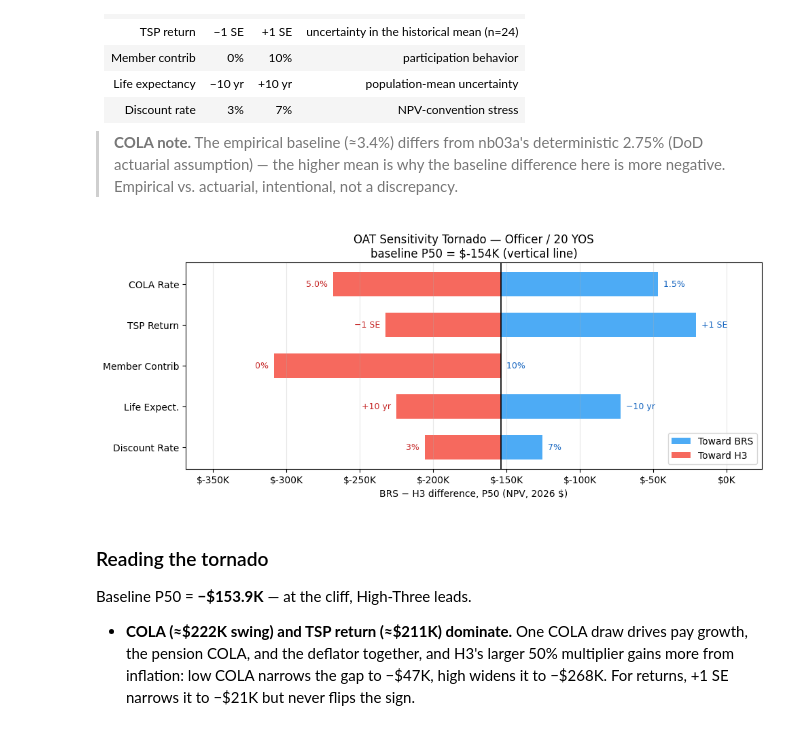
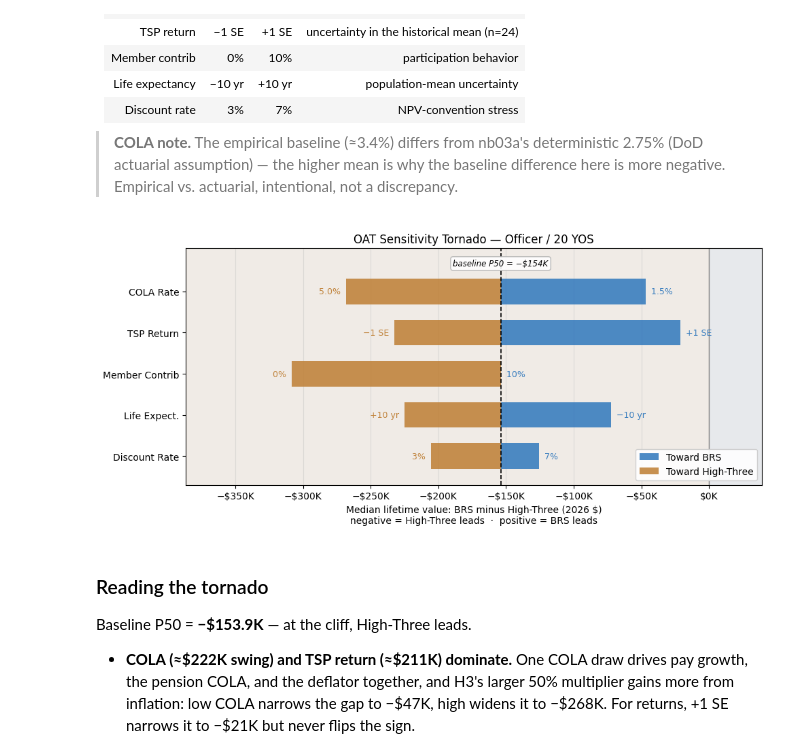
Before and after one commit to sgelety/military-retirement-monte-carlo, a Jupyter notebook: notebooks/05_sensitivity_analysis.ipynb, the cells around one changed output. Cells and saved outputs as stored; diff of their text form; code cells hidden in the pictures.

```diff
--- a/notebooks/05_sensitivity_analysis.ipynb
+++ b/notebooks/05_sensitivity_analysis.ipynb
@@ -59,6 +59,21 @@ VALID_SCENARIOS = {
     "PriorEnlistedOfficer": list(range(4, 41, 2)),
     "Officer": list(range(4, 41, 2)),
 }
+
+# Chart palette (shared by every figure below; matches nb04).
+# System colors: BRS = bright blue, H3 = bright amber. Difference
+# figures shade the two halves with the muted slate/brown versions
+# of the same hues, labeled "BRS advantage" / "High-Three
+# advantage". Deliberately not red.
+BRS_COLOR = "#3a7ebf"     # bright blue
+H3_COLOR = "#c1843d"      # bright amber
+BRS_REGION = "#3f5266"    # slate (BRS-advantage half)
+H3_REGION = "#8a6033"     # brown (High-Three-advantage half)
+PROFILE_COLORS = {
+    "Enlisted": "darkorange",
+    "PriorEnlistedOfficer": "forestgreen",
+    "Officer": "steelblue",
+}
 # %%
 # Fit the two empirical input distributions once.
 fund_stats = fit_fund_stats(tsp_df)
@@ -156,52 +171,75 @@ OAT = {
 # %%
 baseline_p50 = float(
     np.percentile(run_anchor()["brs_adv"], 50))
 
 results = []
 for name, (lo_kw, hi_kw, _) in OAT.items():
     lo = float(np.percentile(run_anchor(**lo_kw)["brs_adv"], 50))
     hi = float(np.percentile(run_anchor(**hi_kw)["brs_adv"], 50))
     results.append((name, lo, hi))
 oat_p50 = {name: (lo, hi) for name, lo, hi in results}
 
-BLUE, RED = "#2196F3", "#F44336"
-fig, ax = plt.subplots(figsize=(10, 4.2))
-for i, (name, lo, hi) in enumerate(
-        sorted(results, key=lambda r: abs(r[2] - r[1]))):
+# Officer/20 sits at the cliff where High-Three leads, so the
+# baseline and every bar fall in H3-advantage (brown) territory.
+# Bars use the bright system colors: blue = the parameter value
+# that nudges the difference toward BRS, amber = toward H3.
+order = sorted(results, key=lambda r: abs(r[2] - r[1]))
+fig, ax = plt.subplots(figsize=(10, 4.6))
+for i, (name, lo, hi) in enumerate(order):
     lo_lbl, hi_lbl = OAT[name][2]
     hi_x, lo_x = max(lo, hi), min(lo, hi)
-    blue_lbl = hi_lbl if hi >= lo else lo_lbl
-    red_lbl = lo_lbl if hi >= lo else hi_lbl
+    brs_lbl = hi_lbl if hi >= lo else lo_lbl
+    h3_lbl = lo_lbl if hi >= lo else hi_lbl
     ax.barh(i, hi_x - baseline_p50, left=baseline_p50,
-            color=BLUE, alpha=0.8, height=0.6,
+            color=BRS_COLOR, alpha=0.9, height=0.62, zorder=3,
             label="Toward BRS" if i == 0 else "")
     ax.barh(i, lo_x - baseline_p50, left=baseline_p50,
-            color=RED, alpha=0.8, height=0.6,
-            label="Toward H3" if i == 0 else "")
-    ax.text(hi_x, i, f"  {blue_lbl}", va="center", ha="left",
-            fontsize=9, color="#1565C0")
-    ax.text(lo_x, i, f"{red_lbl}  ", va="center", ha="right",
-            fontsize=9, color="#C62828")
-    ax.set_yticks(list(range(len(results))))
+            color=H3_COLOR, alpha=0.9, height=0.62, zorder=3,
+            label="Toward High-Three" if i == 0 else "")
+    ax.text(hi_x, i, f"  {brs_lbl}", va="center", ha="left",
+            fontsize=9, color=BRS_COLOR, zorder=4)
+    ax.text(lo_x, i, f"{h3_lbl}  ", va="center", ha="right",
+            fontsize=9, color=H3_COLOR, zorder=4)
 
-ax.axvline(baseline_p50, color="black", lw=1.2, zorder=5)
-ax.set_yticklabels([r[0] for r in sorted(
-    results, key=lambda r: abs(r[2] - r[1]))])
-ax.xaxis.set_major_formatter(
-    mticker.FuncFormatter(lambda x, _: f"${x/1e3:.0f}K"))
+ax.set_yticks(range(len(order)))
+ax.set_yticklabels([r[0] for r in order])
+
 lo_all = min(v for _, a, b in results for v in (a, b))
 hi_all = max(v for _, a, b in results for v in (a, b))
-ax.set_xlim(lo_all - 60_000, hi_all + 45_000)
-ax.set_xlabel("BRS − H3 difference, P50 (NPV, 2026 $)")
-ax.set_title(
-    "OAT Sensitivity Tornado — Officer / 20 YOS\n"
-    f"baseline P50 = ${baseline_p50/1e3:.0f}K (vertical line)")
-ax.legend(loc="lower right")
+ax.set_xlim(lo_all - 78_000, hi_all + 60_000)
+ax.set_ylim(-0.7, len(order) + 0.05)
+x0, x1 = ax.get_xlim()
+
+# Faint region shading: left of 0 = High-Three advantage,
+# right of 0 = BRS advantage (same scheme as nb03b / nb04).
+# Direction is spelled out in the x-axis label, so no in-plot
+# region labels are needed.
+ax.axvspan(x0, 0, color=H3_REGION, alpha=0.12, zorder=0)
+ax.axvspan(0, x1, color=BRS_REGION, alpha=0.12, zorder=0)
+ax.axvline(0, color="0.5", lw=1.0, zorder=1)
+
+# Anchor baseline: dashed line with a boxed label above the bars.
+ax.axvline(baseline_p50, color="black", lw=1.2, ls="--",
+           zorder=5)
+ax.text(baseline_p50, len(order) - 0.32,
+        rf"baseline P50 = −\${abs(baseline_p50) / 1e3:.0f}K",
+        va="center", ha="center", fontsize=8.5, style="italic",
+        bbox=dict(boxstyle="round,pad=0.3", fc="white",
+                  ec="0.7", alpha=0.9), zorder=6)
+
+ax.xaxis.set_major_formatter(mticker.FuncFormatter(
+    lambda x, _: f"{chr(8722) if x < -1 else ''}"
+    f"${abs(x) / 1e3:.0f}K"))
+ax.set_xlabel(
+    "Median lifetime value: BRS minus High-Three (2026 $)\n"
+    "negative = High-Three leads  ·  positive = BRS leads")
+ax.set_title("OAT Sensitivity Tornado — Officer / 20 YOS")
+ax.legend(loc="lower right", framealpha=0.9)
 ax.grid(axis="x", alpha=0.3)
 plt.tight_layout()
 plt.show()
 # %% [output]
-[figure, old version]
+[figure, new version]
 # %% [markdown]
 ### Reading the tornado
 
```
Also changed, not shown: parts of 5 cells of this notebook, 1 other file.
